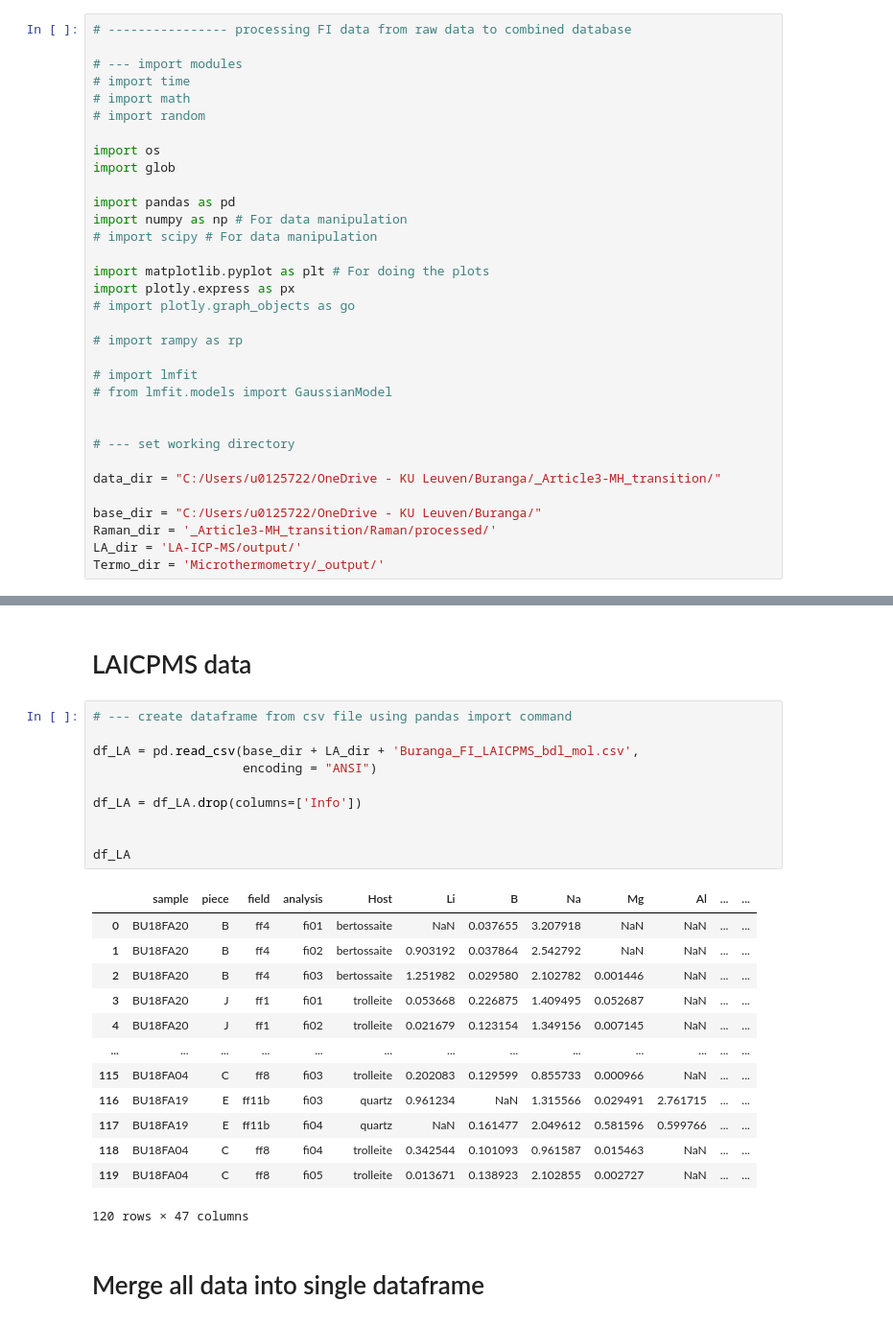
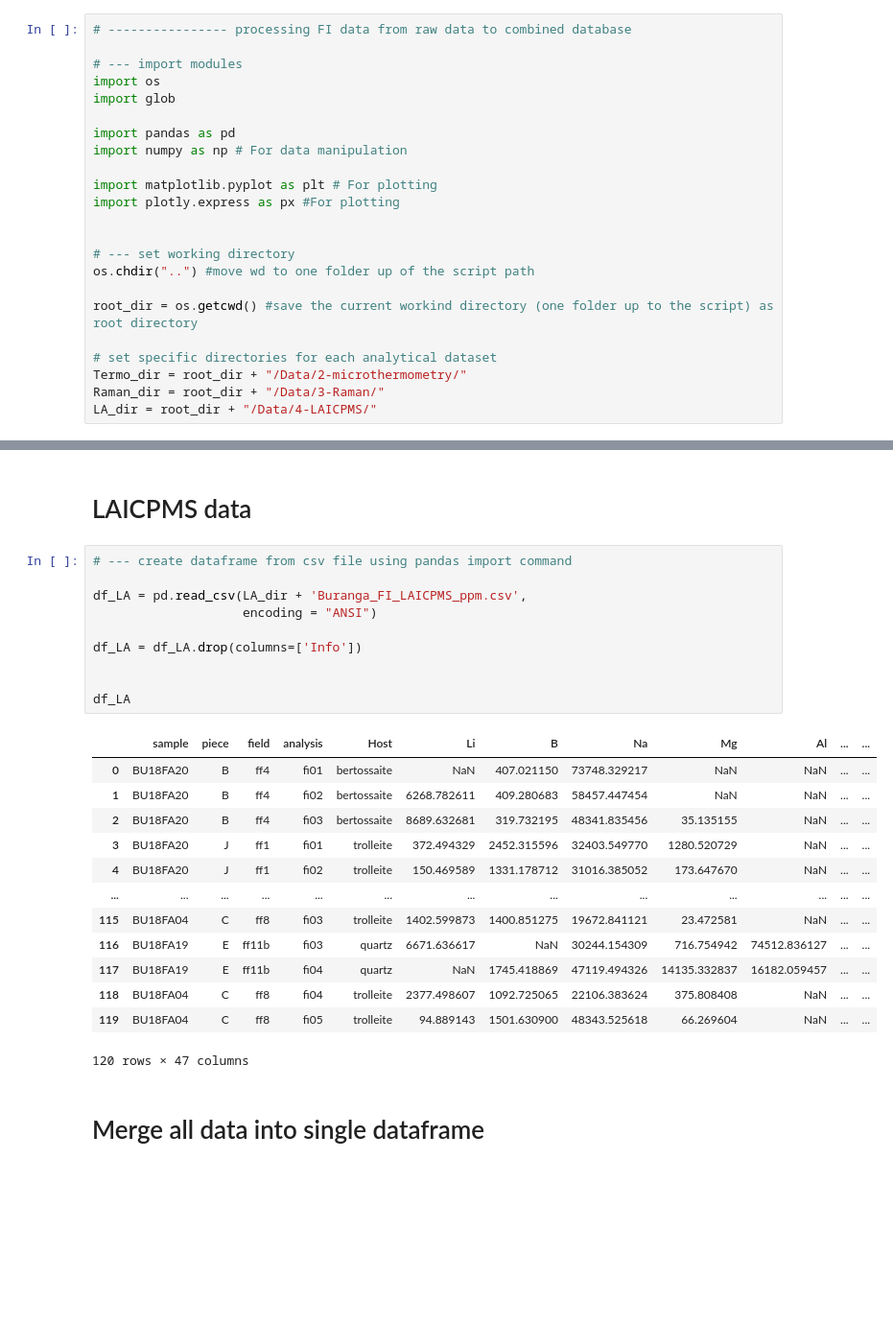
Before and after one commit to thembubbles/Buranga_magmatic-hydrothermal_transition, a Jupyter notebook: Scripts/processing_FI_all_data.ipynb, the cells around one changed output, grey strips where cells are left out. Shown at 96% size. Drawn from its saved outputs; the diff is of its cells as text; blank space fills up the shorter version.

Commit message:
Updated scripts and folder structure

```diff
--- a/Scripts/processing_FI_all_data.ipynb
+++ b/Scripts/processing_FI_all_data.ipynb
@@ -8,32 +8,22 @@ The many datasets are processed by their respective scripts, outside this notebo
 # ---------------- processing FI data from raw data to combined database
 
 # --- import modules
-# import time
-# import math
-# import random
-
 import os
 import glob
 
 import pandas as pd
 import numpy as np # For data manipulation
-# import scipy # For data manipulation
 
-import matplotlib.pyplot as plt # For doing the plots
-import plotly.express as px
-# import plotly.graph_objects as go
-
-# import rampy as rp
-
-# import lmfit
-# from lmfit.models import GaussianModel
+import matplotlib.pyplot as plt # For plotting
+import plotly.express as px #For plotting
 
 
 # --- set working directory
+os.chdir("..") #move wd to one folder up of the script path
 
-data_dir = "C:/Users/u0125722/OneDrive - KU Leuven/Buranga/_Article3-MH_transition/"
+root_dir = os.getcwd() #save the current workind directory (one folder up to the script) as root directory
 
-base_dir = "C:/Users/u0125722/OneDrive - KU Leuven/Buranga/"
-Raman_dir = '_Article3-MH_transition/Raman/processed/'
-LA_dir = 'LA-ICP-MS/output/'
-Termo_dir = 'Microthermometry/_output/'
+# set specific directories for each analytical dataset
+Termo_dir = root_dir + "/Data/2-microthermometry/"
+Raman_dir = root_dir + "/Data/3-Raman/"
+LA_dir = root_dir + "/Data/4-LAICPMS/"
@@ -114,26 +101,26 @@ df_thermo
 # %%
 # --- create dataframe from csv file using pandas import command
 
-df_LA = pd.read_csv(base_dir + LA_dir + 'Buranga_FI_LAICPMS_bdl_mol.csv',
+df_LA = pd.read_csv(LA_dir + 'Buranga_FI_LAICPMS_ppm.csv',
                     encoding = "ANSI")
 
 df_LA = df_LA.drop(columns=['Info'])
 
 
 df_LA
 # %% [output]
 |  | sample | piece | field | analysis | Host | Li | B | Na | Mg | Al | ... | ... |
-| 0 | BU18FA20 | B | ff4 | fi01 | bertossaite | NaN | 0.037655 | 3.207918 | NaN | NaN | ... | ... |
-| 1 | BU18FA20 | B | ff4 | fi02 | bertossaite | 0.903192 | 0.037864 | 2.542792 | NaN | NaN | ... | ... |
-| 2 | BU18FA20 | B | ff4 | fi03 | bertossaite | 1.251982 | 0.029580 | 2.102782 | 0.001446 | NaN | ... | ... |
-| 3 | BU18FA20 | J | ff1 | fi01 | trolleite | 0.053668 | 0.226875 | 1.409495 | 0.052687 | NaN | ... | ... |
-| 4 | BU18FA20 | J | ff1 | fi02 | trolleite | 0.021679 | 0.123154 | 1.349156 | 0.007145 | NaN | ... | ... |
+| 0 | BU18FA20 | B | ff4 | fi01 | bertossaite | NaN | 407.021150 | 73748.329217 | NaN | NaN | ... | ... |
+| 1 | BU18FA20 | B | ff4 | fi02 | bertossaite | 6268.782611 | 409.280683 | 58457.447454 | NaN | NaN | ... | ... |
+| 2 | BU18FA20 | B | ff4 | fi03 | bertossaite | 8689.632681 | 319.732195 | 48341.835456 | 35.135155 | NaN | ... | ... |
+| 3 | BU18FA20 | J | ff1 | fi01 | trolleite | 372.494329 | 2452.315596 | 32403.549770 | 1280.520729 | NaN | ... | ... |
+| 4 | BU18FA20 | J | ff1 | fi02 | trolleite | 150.469589 | 1331.178712 | 31016.385052 | 173.647670 | NaN | ... | ... |
 | ... | ... | ... | ... | ... | ... | ... | ... | ... | ... | ... | ... | ... |
-| 115 | BU18FA04 | C | ff8 | fi03 | trolleite | 0.202083 | 0.129599 | 0.855733 | 0.000966 | NaN | ... | ... |
-| 116 | BU18FA19 | E | ff11b | fi03 | quartz | 0.961234 | NaN | 1.315566 | 0.029491 | 2.761715 | ... | ... |
-| 117 | BU18FA19 | E | ff11b | fi04 | quartz | NaN | 0.161477 | 2.049612 | 0.581596 | 0.599766 | ... | ... |
-| 118 | BU18FA04 | C | ff8 | fi04 | trolleite | 0.342544 | 0.101093 | 0.961587 | 0.015463 | NaN | ... | ... |
-| 119 | BU18FA04 | C | ff8 | fi05 | trolleite | 0.013671 | 0.138923 | 2.102855 | 0.002727 | NaN | ... | ... |
+| 115 | BU18FA04 | C | ff8 | fi03 | trolleite | 1402.599873 | 1400.851275 | 19672.841121 | 23.472581 | NaN | ... | ... |
+| 116 | BU18FA19 | E | ff11b | fi03 | quartz | 6671.636617 | NaN | 30244.154309 | 716.754942 | 74512.836127 | ... | ... |
+| 117 | BU18FA19 | E | ff11b | fi04 | quartz | NaN | 1745.418869 | 47119.494326 | 14135.332837 | 16182.059457 | ... | ... |
+| 118 | BU18FA04 | C | ff8 | fi04 | trolleite | 2377.498607 | 1092.725065 | 22106.383624 | 375.808408 | NaN | ... | ... |
+| 119 | BU18FA04 | C | ff8 | fi05 | trolleite | 94.889143 | 1501.630900 | 48343.525618 | 66.269604 | NaN | ... | ... |
 120 rows × 47 columns
 # %% [markdown]
 # Merge all data into single dataframe
```
Also changed, not shown: parts of 38 cells of this notebook, 9 other files.
